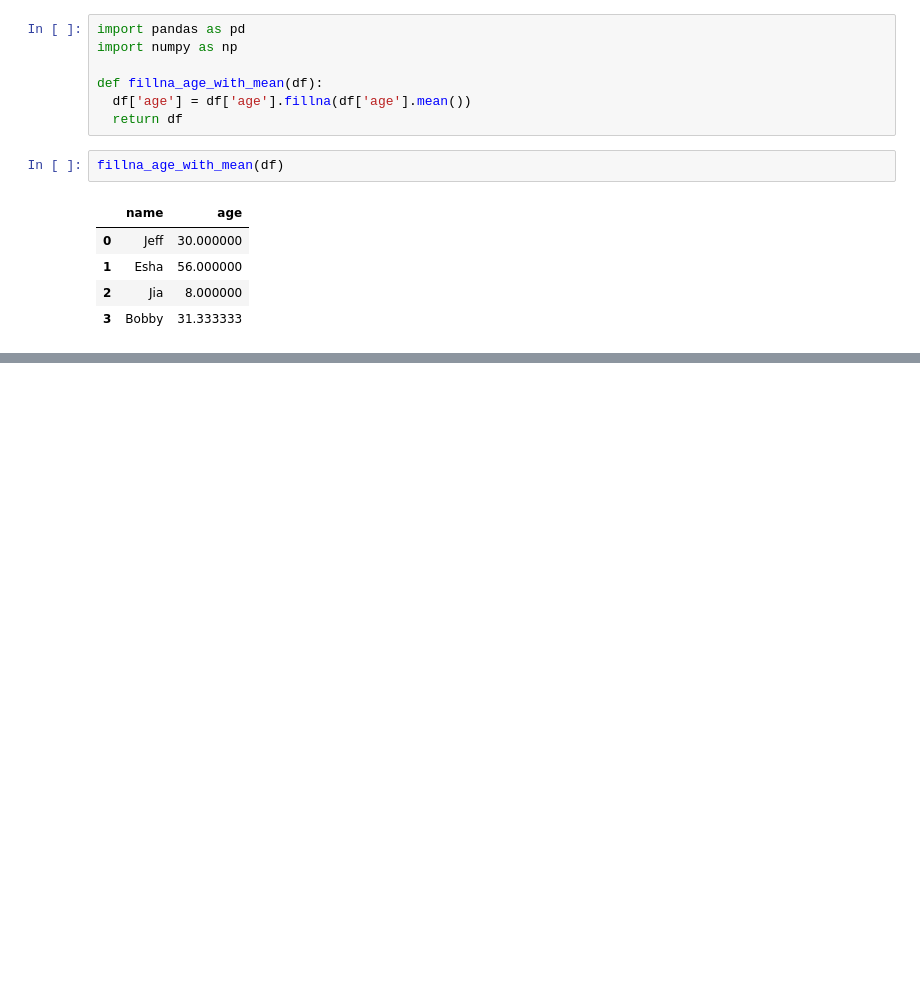
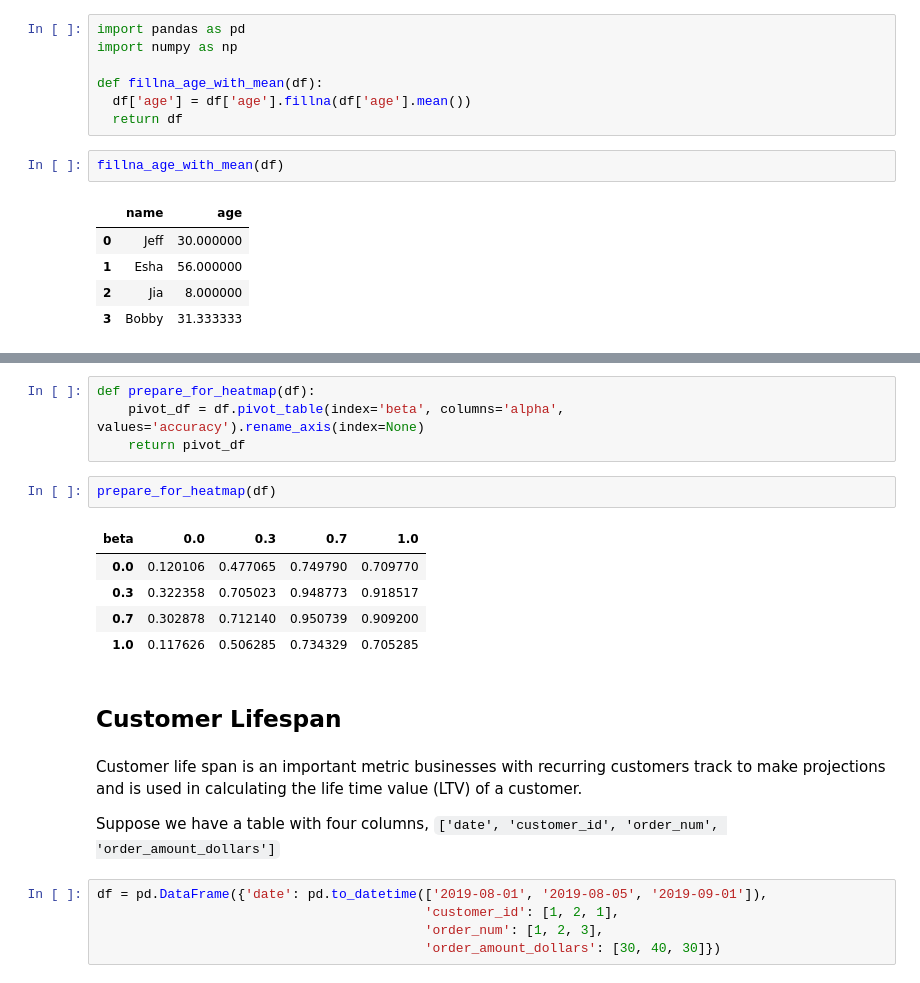
Before and after one commit to agolovini/python-warm-up, a Jupyter notebook: pandaspractice_com.ipynb, the cells around one changed output, grey strips where cells are left out. Cells and saved outputs as stored; diff of their text form; blank space fills up the shorter version.

```diff
--- a/pandaspractice_com.ipynb
+++ b/pandaspractice_com.ipynb
@@ -276,0 +330,23 @@ melter(df)
+# %%
+def prepare_for_heatmap(df):
+    pivot_df = df.pivot_table(index='beta', columns='alpha', values='accuracy').rename_axis(index=None)
+    return pivot_df
+# %%
+prepare_for_heatmap(df)
+# %% [output]
+| beta | 0.0 | 0.3 | 0.7 | 1.0 |
+| 0.0 | 0.120106 | 0.477065 | 0.749790 | 0.709770 |
+| 0.3 | 0.322358 | 0.705023 | 0.948773 | 0.918517 |
+| 0.7 | 0.302878 | 0.712140 | 0.950739 | 0.909200 |
+| 1.0 | 0.117626 | 0.506285 | 0.734329 | 0.705285 |
+# %% [markdown]
+## Customer Lifespan
+# %% [markdown]
+Customer life span is an important metric businesses with recurring customers track to make projections and is used in calculating the life time value (LTV) of a customer.
+
+Suppose we have a table with four columns, `['date', 'customer_id', 'order_num', 'order_amount_dollars']`
+# %%
+df = pd.DataFrame({'date': pd.to_datetime(['2019-08-01', '2019-08-05', '2019-09-01']),
+                                          'customer_id': [1, 2, 1],
+                                          'order_num': [1, 2, 3],
+                                          'order_amount_dollars': [30, 40, 30]})
```
Also changed, not shown: parts of 60 cells of this notebook.
